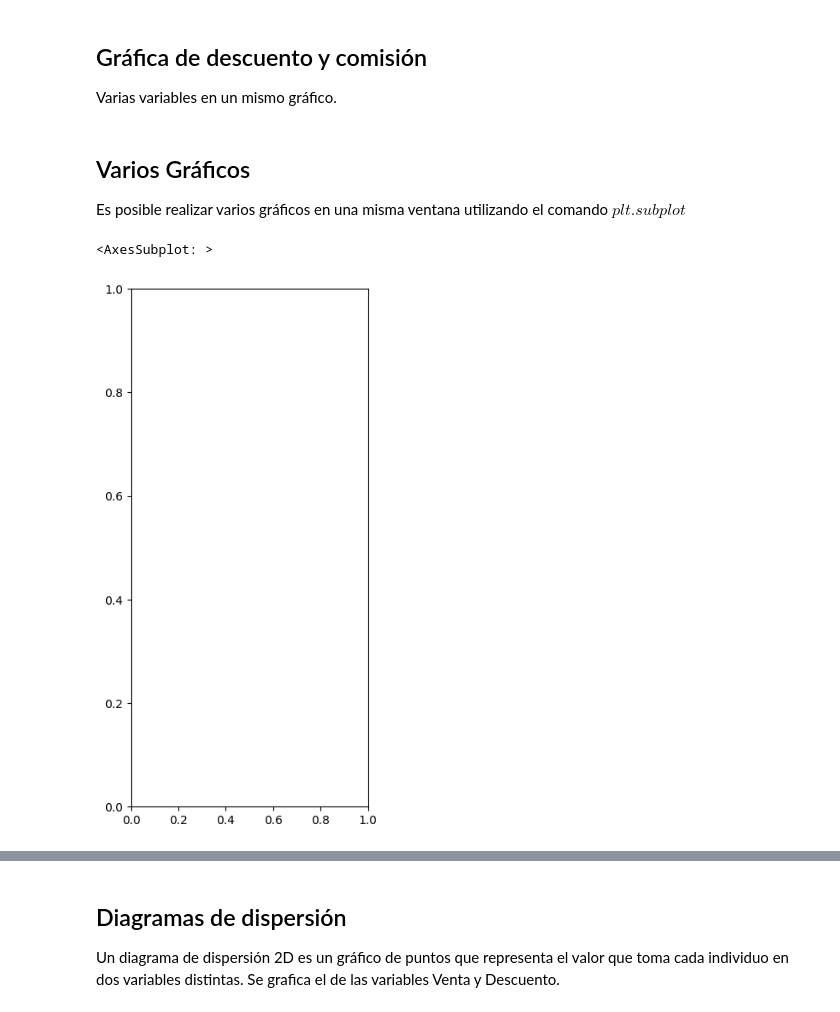
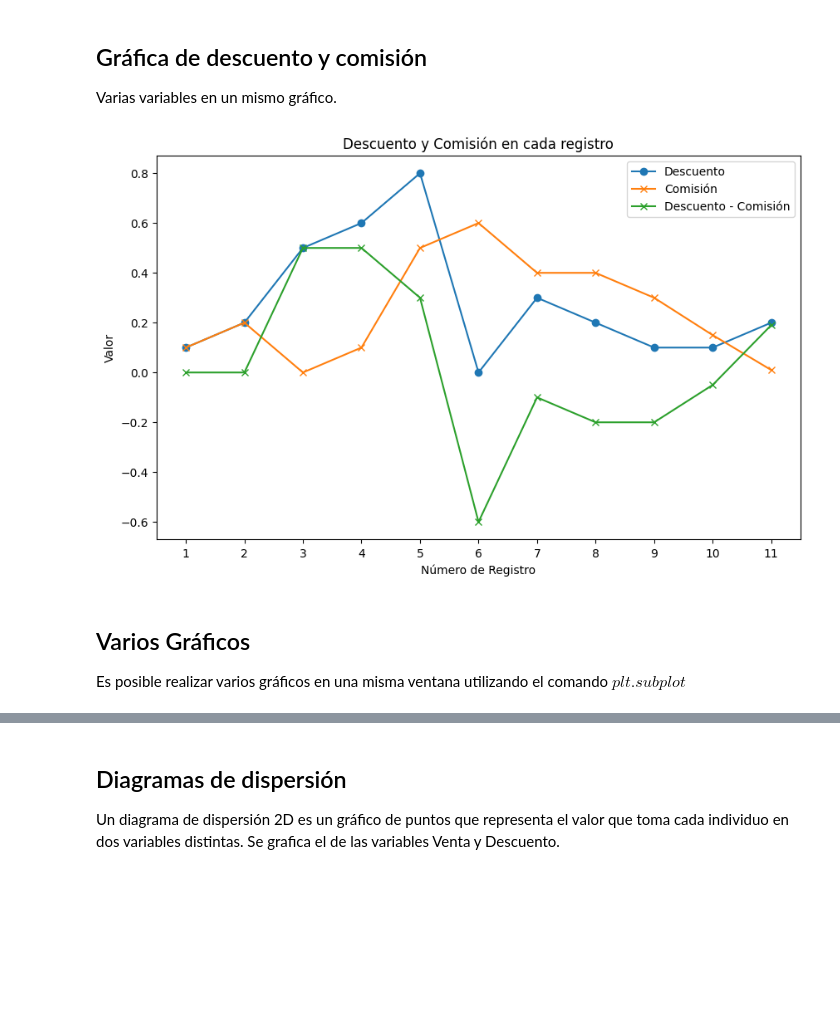
Before and after one commit to Elkinrodriguez77/PythonEAN, a Jupyter notebook: Notebooks/6. Visualización de datos.ipynb, the cells around one changed output, grey strips where cells are left out. Saved outputs shown, nothing was run; the diff lists cells and outputs as text; code cells hidden in the pictures; blank space fills up the shorter version.

```diff
--- a/Notebooks/6. Visualización de datos.ipynb
+++ b/Notebooks/6. Visualización de datos.ipynb
@@ -105,31 +98,35 @@ Varias variables en un mismo gráfico.
+# %%
+plt.figure(figsize=(10,6))
+
+# Gráfica de Descuento
+plt.plot(df['Descuento'], marker='o', linestyle='-', label='Descuento')
+
+# Gráfica de Comisión
+plt.plot(df['comision'], marker='x', linestyle='-', label='Comisión')
+
+# Gráfica de Descuento - Comisión
+plt.plot(df['Descuento']-df['comision'], marker='x', linestyle='-', label='Descuento - Comisión')
+
+# Nombre eje x
+plt.xlabel('Número de Registro')
+
+# Nombre eje y
+plt.ylabel('Valor')
+
+# Título del gráfico
+plt.title('Descuento y Comisión en cada registro')
+
+# Leyenda
+plt.legend()
+
+# Etiquetas para el eje x comenzando desde 1
+plt.xticks(ticks=range(len(df)), labels=range(1, len(df)+1))
+
+# Visualización
+plt.show()
+# %% [output]
+[figure, added]
 # %% [markdown]
 ## Varios Gráficos
 
 Es posible realizar varios gráficos en una misma ventana utilizando el comando $plt.subplot$
-# %%
-plt.figure(figsize=(8,8))
-
-plt.subplot(1,2,1) # Divide la ventana en varias gráficos
-#Primer gráfico: Gráfico de ventas
-plt.plot(df['Valor_Venta'])
-#Nombre eje x
-
-#Nombre eje y
-
-#Titulo del gráfico
-
-#Segundo gráfico: Gráfico de descuento
-
-#Nombre eje x
-
-#Titulo del gráfico
-
-#Tercer gráfico: Gráfico de comisión
-
-
-#Nombre eje x
-
-#Titulo del gráfico
-# %% [output]
-<AxesSubplot: >
-[figure, removed]
```
Also changed, not shown: parts of 9 cells of this notebook, 5 other files.
